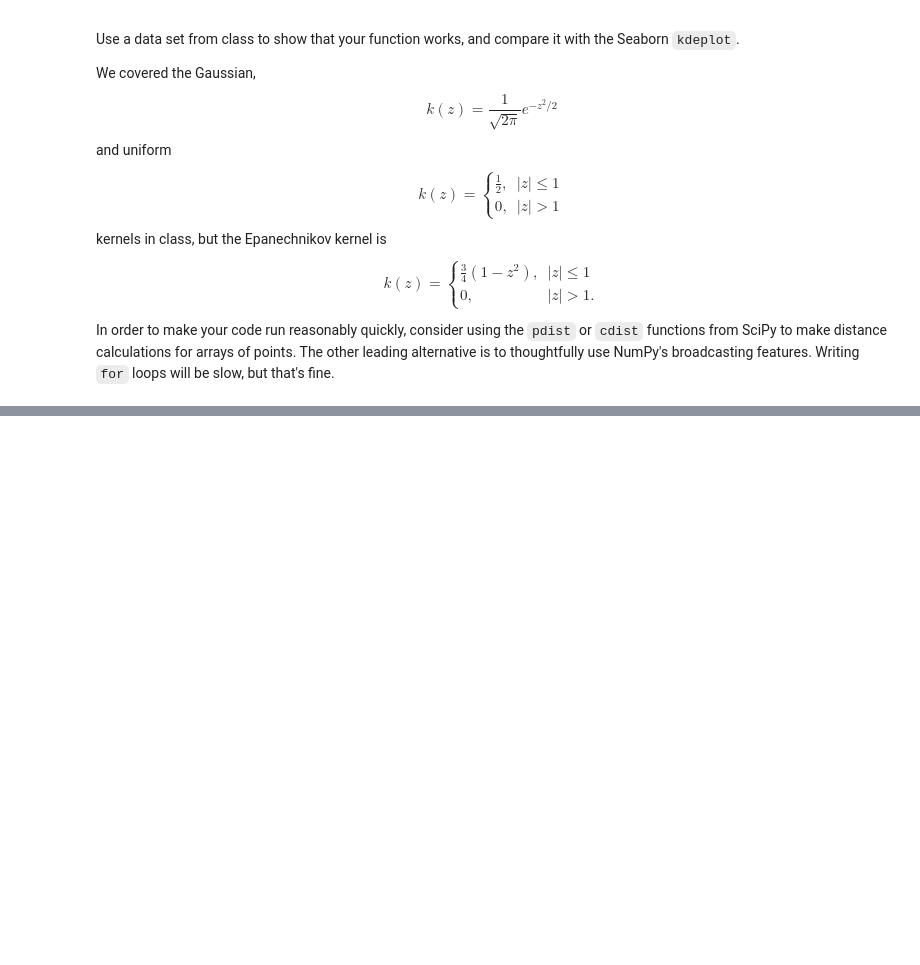
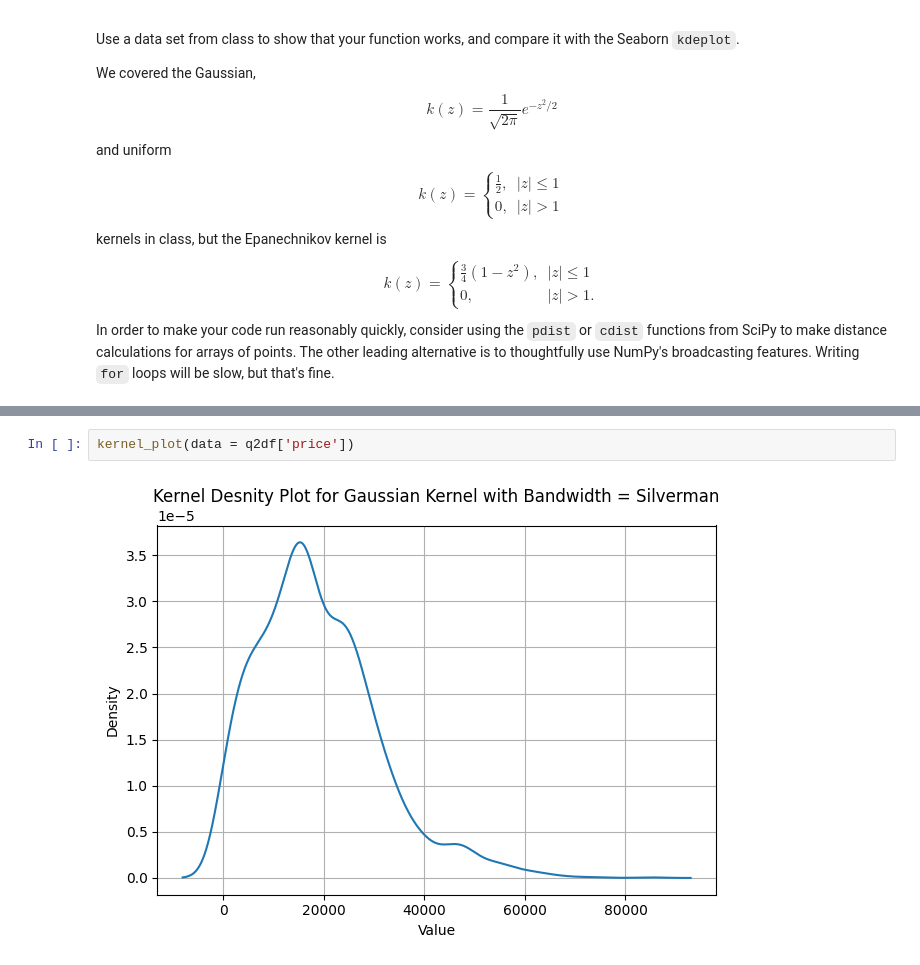
Before and after one commit to btw257-ui/KNN, a Jupyter notebook: assignment/assignment.ipynb, the cells around one changed output, grey strips where cells are left out. Saved outputs shown, nothing was run; the diff lists cells and outputs as text; blank space fills up the shorter version.

```diff
--- a/assignment/assignment.ipynb
+++ b/assignment/assignment.ipynb
@@ -127,0 +234,4 @@ In order to make your code run reasonably quickly, consider using the `pdist` or
+# %%
+kernel_plot(data = q2df['price'])
+# %% [output]
+[figure, added]
```
Also changed, not shown: parts of 8 cells of this notebook.
